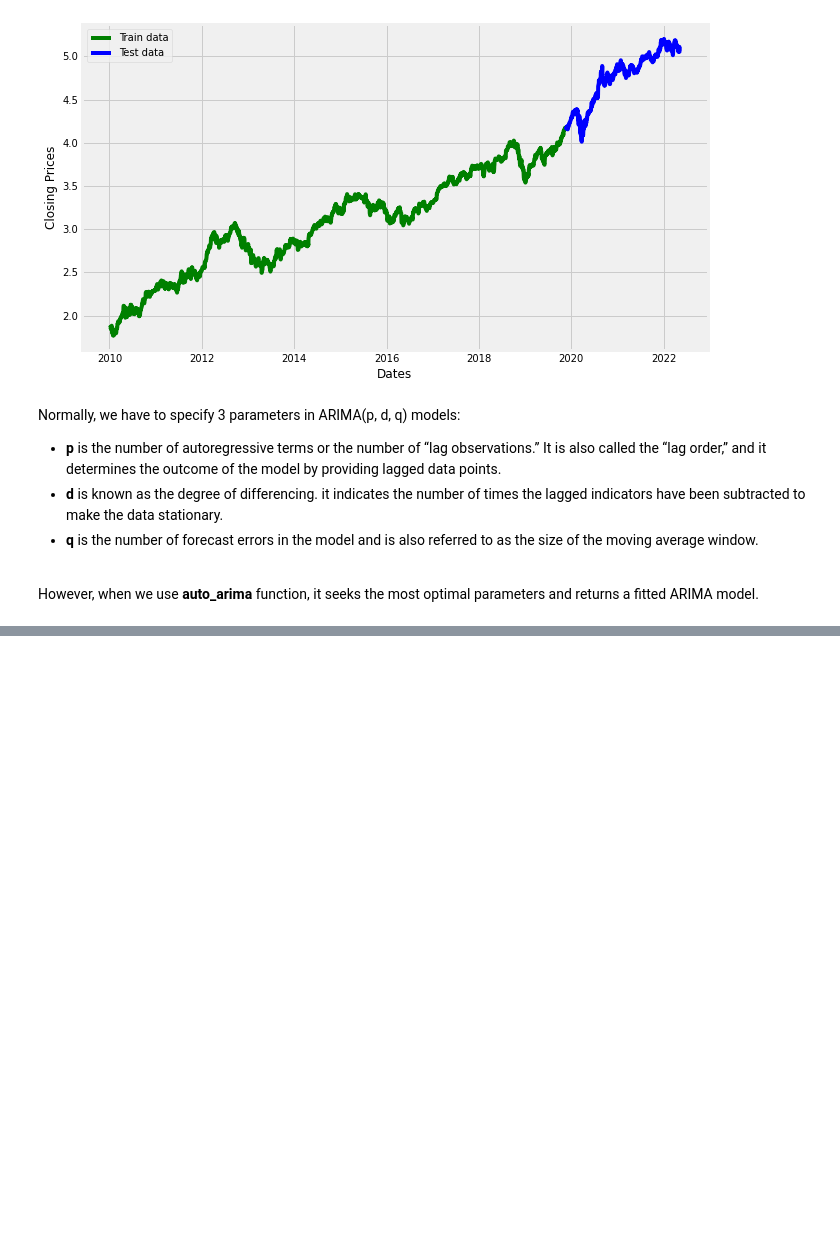
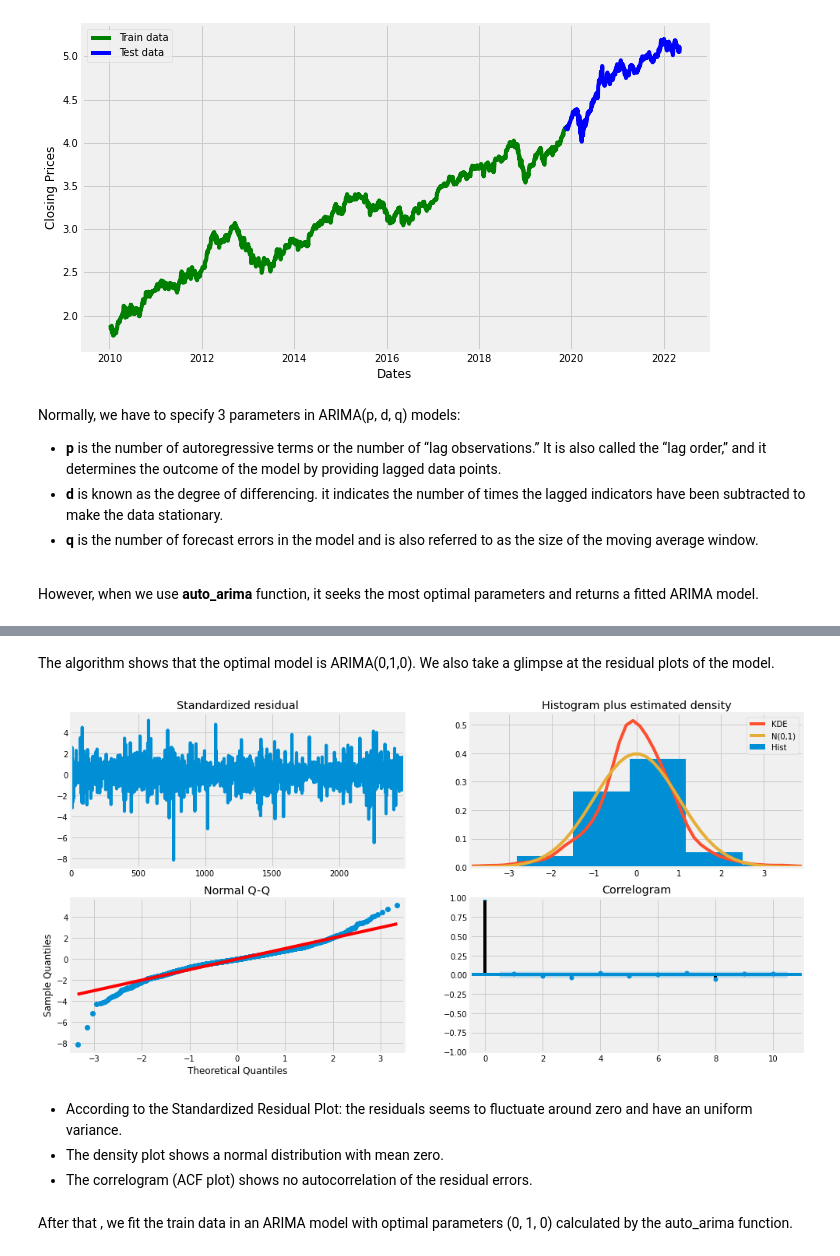
Before and after one commit to kbtran93/aapl-stock-prediction, a Jupyter notebook: aapl_stock_prediction.ipynb, the cells around one changed output, grey strips where cells are left out. Saved outputs shown, nothing was run; the diff lists cells and outputs as text; code cells hidden in the pictures; blank space fills up the shorter version.

```diff
--- a/aapl_stock_prediction.ipynb
+++ b/aapl_stock_prediction.ipynb
@@ -285,0 +304,14 @@ ImportError: ignored
+# %% [markdown]
+The algorithm shows that the optimal model is ARIMA(0,1,0). We also take a glimpse at the residual plots of the model.
+# %%
+model.plot_diagnostics(figsize=(15,8))
+plt.show()
+# %% [output]
+[figure, added]
+# %% [markdown]
+
+*   According to the Standardized Residual Plot: the residuals seems to fluctuate around zero and have an uniform variance.
+*   The density plot shows a normal distribution with mean zero.
+*   The correlogram (ACF plot) shows no autocorrelation of the residual errors.
+# %% [markdown]
+After that , we fit the train data in an ARIMA model with optimal parameters (0, 1, 0) calculated by the auto_arima function.
```
Also changed, not shown: parts of 12 cells of this notebook.
